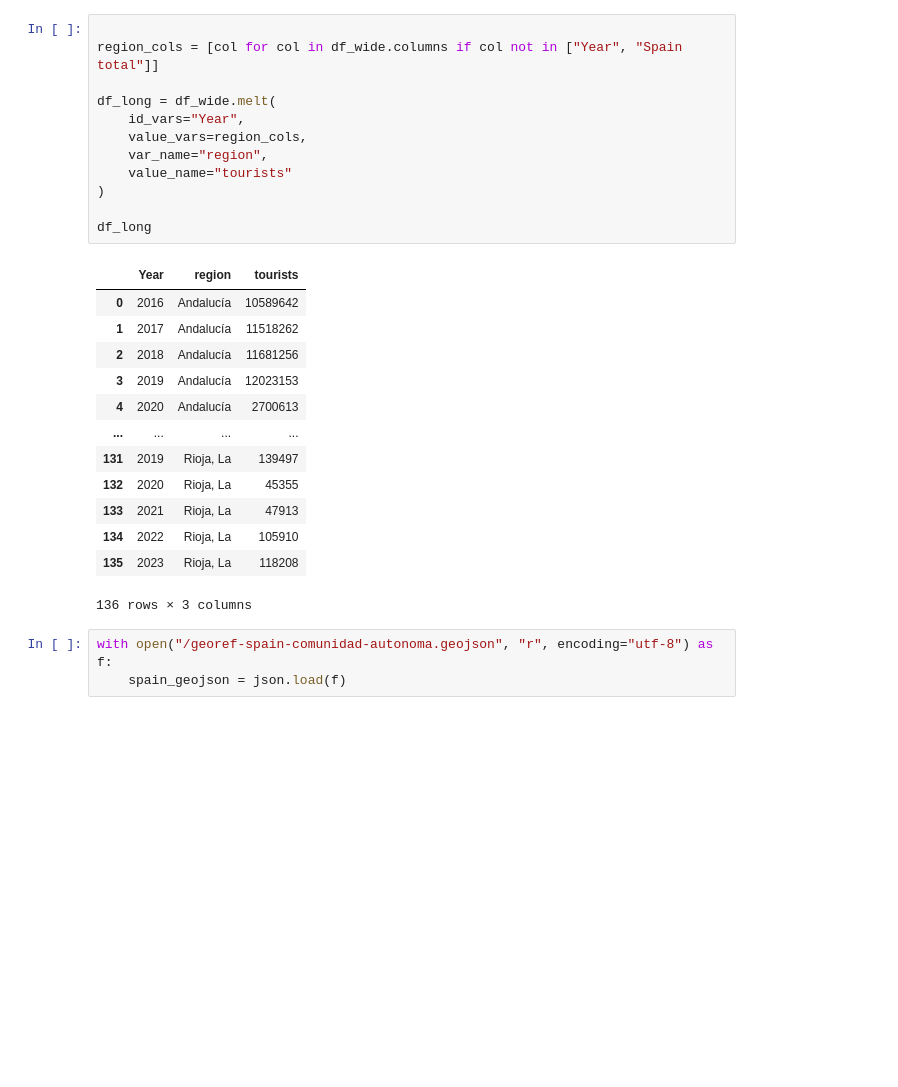
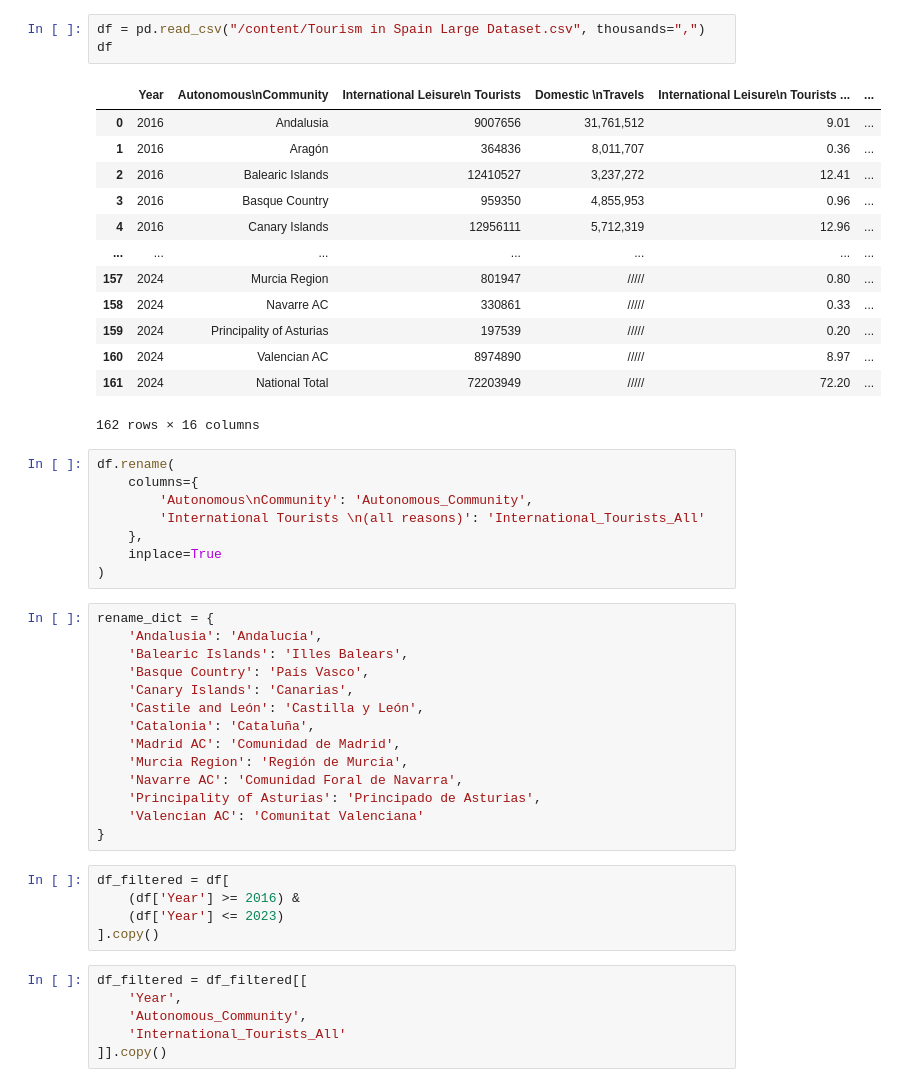
Before and after one commit to haruhiysd/QM-Group-Project, a Jupyter notebook: QM_group_project.ipynb, the cells around one changed output. Drawn from its saved outputs; the diff is of its cells as text; blank space fills up the shorter version.

```diff
--- a/QM_group_project.ipynb
+++ b/QM_group_project.ipynb
@@ -56,29 +26,50 @@ df_wide
-# %%
-
-region_cols = [col for col in df_wide.columns if col not in ["Year", "Spain total"]]
-
-df_long = df_wide.melt(
-    id_vars="Year",
-    value_vars=region_cols,
-    var_name="region",
-    value_name="tourists"
-)
-
-df_long
-# %% [output]
-|  | Year | region | tourists |
-| 0 | 2016 | Andalucía | 10589642 |
-| 1 | 2017 | Andalucía | 11518262 |
-| 2 | 2018 | Andalucía | 11681256 |
-| 3 | 2019 | Andalucía | 12023153 |
-| 4 | 2020 | Andalucía | 2700613 |
-| ... | ... | ... | ... |
-| 131 | 2019 | Rioja, La | 139497 |
-| 132 | 2020 | Rioja, La | 45355 |
-| 133 | 2021 | Rioja, La | 47913 |
-| 134 | 2022 | Rioja, La | 105910 |
-| 135 | 2023 | Rioja, La | 118208 |
-136 rows × 3 columns
-# %%
-with open("/georef-spain-comunidad-autonoma.geojson", "r", encoding="utf-8") as f:
-    spain_geojson = json.load(f)
+# %%
+df = pd.read_csv("/content/Tourism in Spain Large Dataset.csv", thousands=",")
+df
+# %% [output]
+|  | Year | Autonomous\nCommunity | International Leisure\n Tourists | Domestic \nTravels | International Leisure\n Tourists ... | ... |
+| 0 | 2016 | Andalusia | 9007656 | 31,761,512 | 9.01 | ... |
+| 1 | 2016 | Aragón | 364836 | 8,011,707 | 0.36 | ... |
+| 2 | 2016 | Balearic Islands | 12410527 | 3,237,272 | 12.41 | ... |
+| 3 | 2016 | Basque Country | 959350 | 4,855,953 | 0.96 | ... |
+| 4 | 2016 | Canary Islands | 12956111 | 5,712,319 | 12.96 | ... |
+| ... | ... | ... | ... | ... | ... | ... |
+| 157 | 2024 | Murcia Region | 801947 | ///// | 0.80 | ... |
+| 158 | 2024 | Navarre AC | 330861 | ///// | 0.33 | ... |
+| 159 | 2024 | Principality of Asturias | 197539 | ///// | 0.20 | ... |
+| 160 | 2024 | Valencian AC | 8974890 | ///// | 8.97 | ... |
+| 161 | 2024 | National Total | 72203949 | ///// | 72.20 | ... |
+162 rows × 16 columns
+# %%
+df.rename(
+    columns={
+        'Autonomous\nCommunity': 'Autonomous_Community',
+        'International Tourists \n(all reasons)': 'International_Tourists_All'
+    },
+    inplace=True
+)
+# %%
+rename_dict = {
+    'Andalusia': 'Andalucía',
+    'Balearic Islands': 'Illes Balears',
+    'Basque Country': 'País Vasco',
+    'Canary Islands': 'Canarias',
+    'Castile and León': 'Castilla y León',
+    'Catalonia': 'Cataluña',
+    'Madrid AC': 'Comunidad de Madrid',
+    'Murcia Region': 'Región de Murcia',
+    'Navarre AC': 'Comunidad Foral de Navarra',
+    'Principality of Asturias': 'Principado de Asturias',
+    'Valencian AC': 'Comunitat Valenciana'
+}
+# %%
+df_filtered = df[
+    (df['Year'] >= 2016) &
+    (df['Year'] <= 2023)
+].copy()
+# %%
+df_filtered = df_filtered[[
+    'Year',
+    'Autonomous_Community',
+    'International_Tourists_All'
+]].copy()
```
Also changed, not shown: parts of 10 cells of this notebook.
